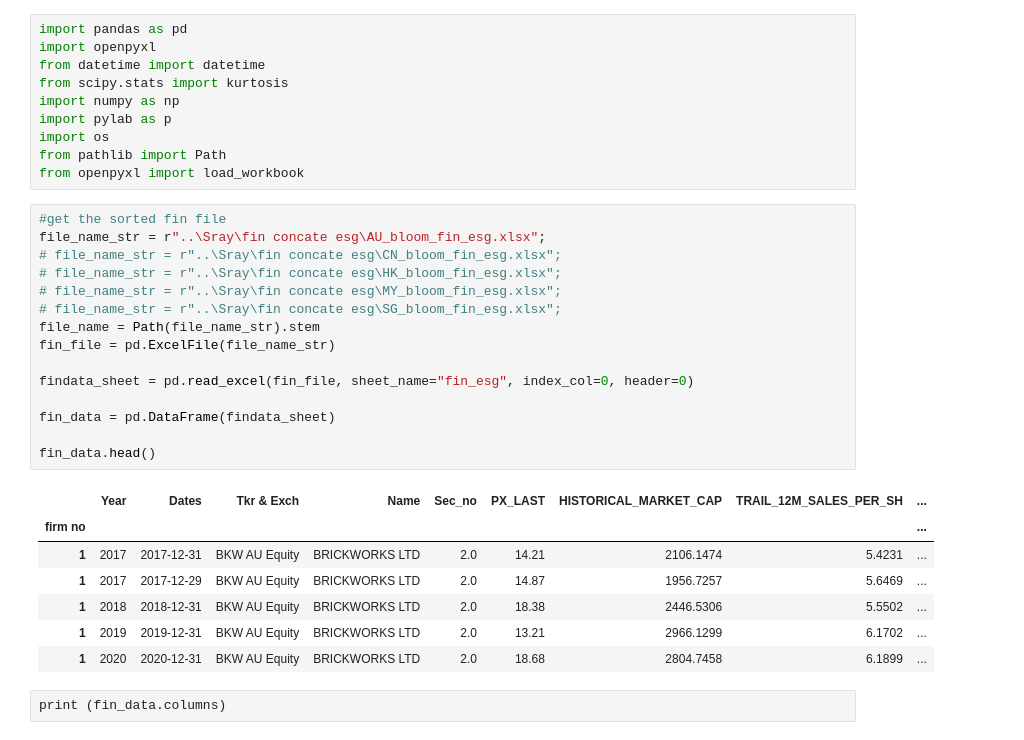
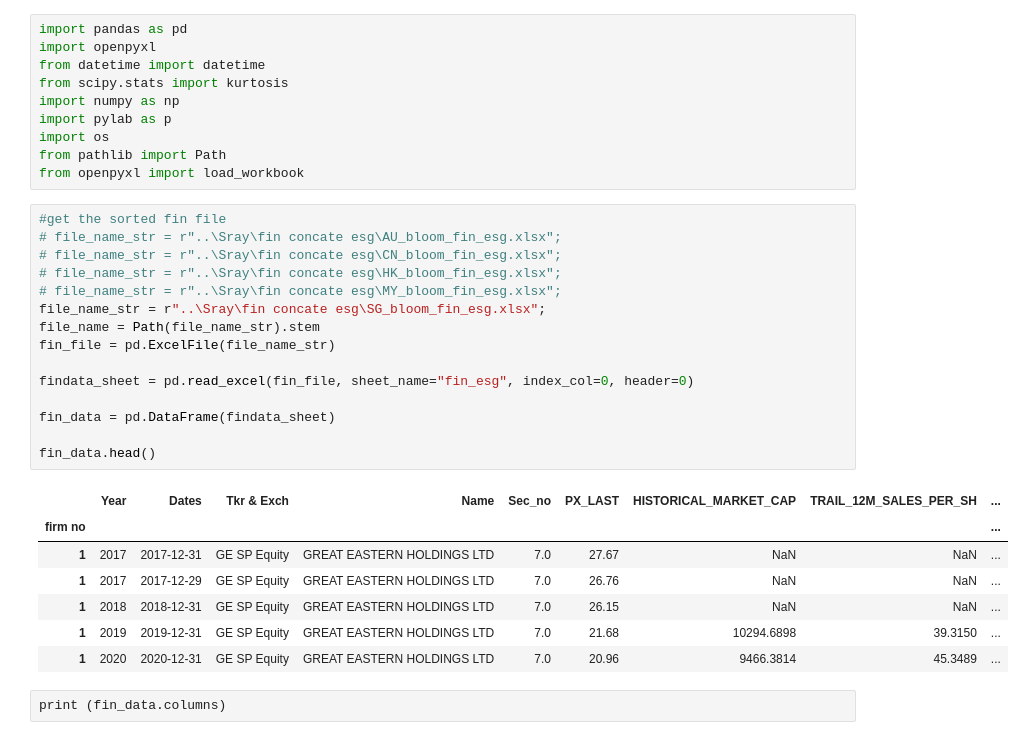
Before and after one commit to MsHippo/NewDataFinBloomberg, a Jupyter notebook: Sray/2_portfolio.ipynb, the cells around one changed output. Cells and saved outputs as stored; diff of their text form.

```diff
--- a/Sray/2_portfolio.ipynb
+++ b/Sray/2_portfolio.ipynb
@@ -10,27 +10,27 @@ from pathlib import Path
 from openpyxl import load_workbook
 # %%
 #get the sorted fin file
-file_name_str = r"..\Sray\fin concate esg\AU_bloom_fin_esg.xlsx";
+# file_name_str = r"..\Sray\fin concate esg\AU_bloom_fin_esg.xlsx";
 # file_name_str = r"..\Sray\fin concate esg\CN_bloom_fin_esg.xlsx";
 # file_name_str = r"..\Sray\fin concate esg\HK_bloom_fin_esg.xlsx";
 # file_name_str = r"..\Sray\fin concate esg\MY_bloom_fin_esg.xlsx";
-# file_name_str = r"..\Sray\fin concate esg\SG_bloom_fin_esg.xlsx";
+file_name_str = r"..\Sray\fin concate esg\SG_bloom_fin_esg.xlsx";
 file_name = Path(file_name_str).stem
 fin_file = pd.ExcelFile(file_name_str)
 
 findata_sheet = pd.read_excel(fin_file, sheet_name="fin_esg", index_col=0, header=0)
 
 fin_data = pd.DataFrame(findata_sheet)
 
 fin_data.head()
 # %% [output]
 |  | Year | Dates | Tkr & Exch | Name | Sec_no | PX_LAST | HISTORICAL_MARKET_CAP | TRAIL_12M_SALES_PER_SH | ... |
 | firm no |  |  |  |  |  |  |  |  | ... |
-| 1 | 2017 | 2017-12-31 | BKW AU Equity | BRICKWORKS LTD | 2.0 | 14.21 | 2106.1474 | 5.4231 | ... |
-| 1 | 2017 | 2017-12-29 | BKW AU Equity | BRICKWORKS LTD | 2.0 | 14.87 | 1956.7257 | 5.6469 | ... |
-| 1 | 2018 | 2018-12-31 | BKW AU Equity | BRICKWORKS LTD | 2.0 | 18.38 | 2446.5306 | 5.5502 | ... |
-| 1 | 2019 | 2019-12-31 | BKW AU Equity | BRICKWORKS LTD | 2.0 | 13.21 | 2966.1299 | 6.1702 | ... |
-| 1 | 2020 | 2020-12-31 | BKW AU Equity | BRICKWORKS LTD | 2.0 | 18.68 | 2804.7458 | 6.1899 | ... |
+| 1 | 2017 | 2017-12-31 | GE SP Equity | GREAT EASTERN HOLDINGS LTD | 7.0 | 27.67 | NaN | NaN | ... |
+| 1 | 2017 | 2017-12-29 | GE SP Equity | GREAT EASTERN HOLDINGS LTD | 7.0 | 26.76 | NaN | NaN | ... |
+| 1 | 2018 | 2018-12-31 | GE SP Equity | GREAT EASTERN HOLDINGS LTD | 7.0 | 26.15 | NaN | NaN | ... |
+| 1 | 2019 | 2019-12-31 | GE SP Equity | GREAT EASTERN HOLDINGS LTD | 7.0 | 21.68 | 10294.6898 | 39.3150 | ... |
+| 1 | 2020 | 2020-12-31 | GE SP Equity | GREAT EASTERN HOLDINGS LTD | 7.0 | 20.96 | 9466.3814 | 45.3489 | ... |
 # %%
 print (fin_data.columns)
 # %% [output]
```
Also changed, not shown: parts of 12 cells of this notebook.
